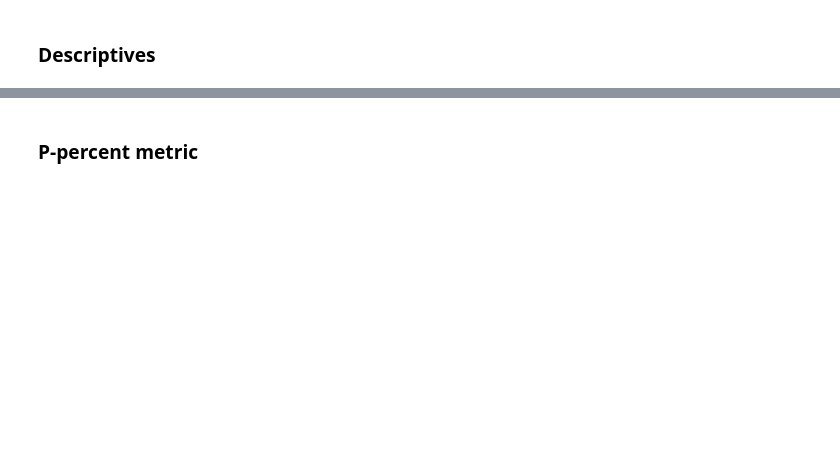
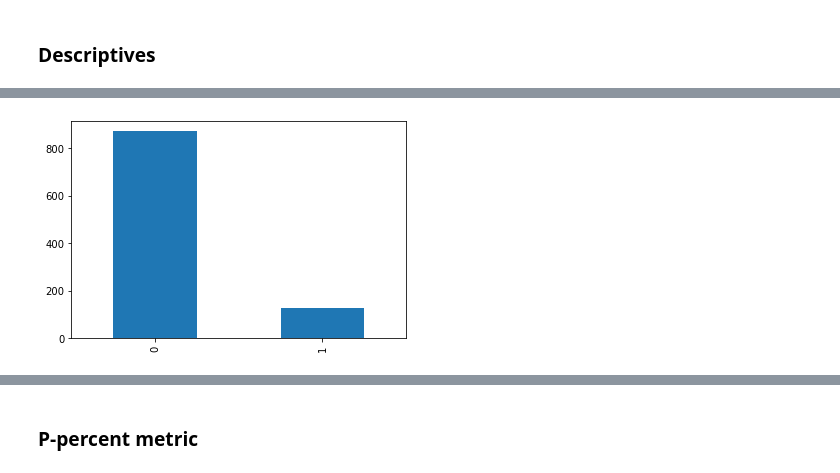
Before and after one commit to Adriyst/ml-society-science, a Jupyter notebook: report.ipynb, the cells around one changed output, grey strips where cells are left out. Saved outputs shown, nothing was run; the diff lists cells and outputs as text; code cells hidden in the pictures; blank space fills up the shorter version.

```diff
--- a/report.ipynb
+++ b/report.ipynb
@@ -508,3 +514,7 @@ None
+# %%
+ax = X['over60'].value_counts().plot.bar()
+# %% [output]
+[figure, added]
 # %%
 ax = X['foreign_2'].value_counts().plot.bar()
 ax.set_xlabel("Foreign worker")
```
Also changed, not shown: parts of 11 cells of this notebook.
